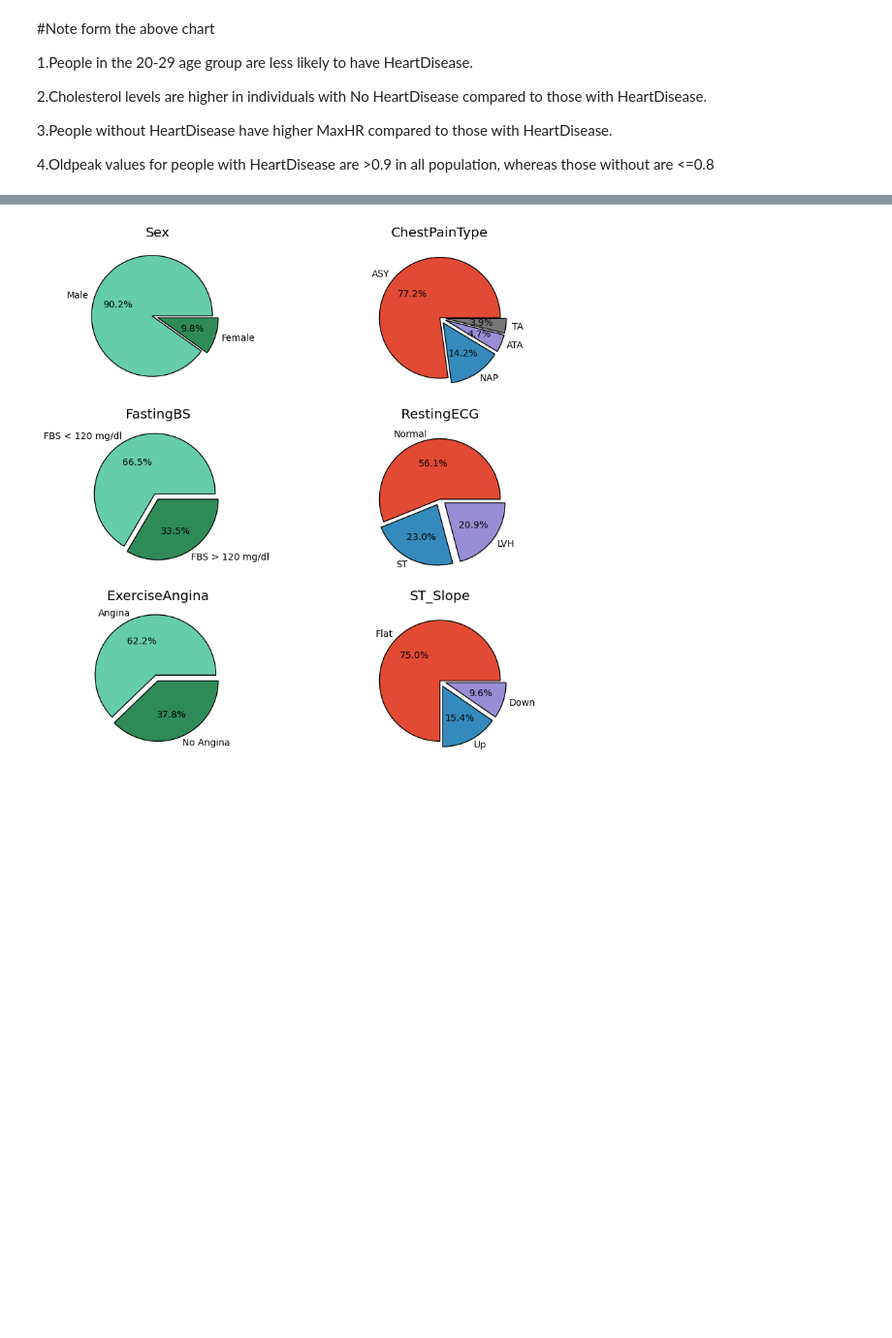
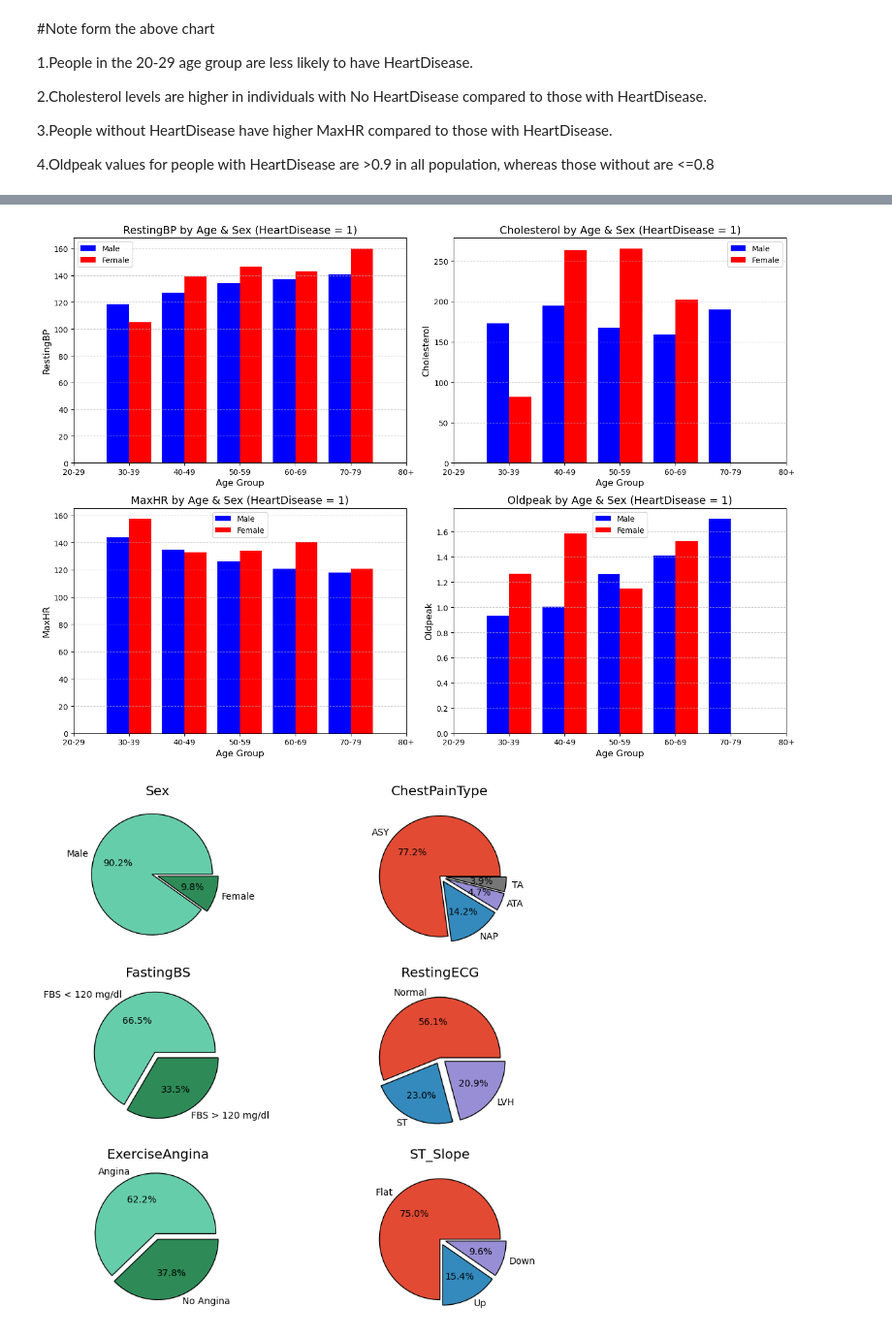
Before and after one commit to midorikawaguti/Heart_Failure_Prediction_Team_0, a Jupyter notebook: models/aqib.ipynb, the cells around one changed output, grey strips where cells are left out. Shown at 97% size. Drawn from its saved outputs; the diff is of its cells as text; code cells hidden in the pictures; blank space fills up the shorter version.

```diff
--- a/models/aqib.ipynb
+++ b/models/aqib.ipynb
@@ -326,3 +360,57 @@ plt.show()
+# %%
+import matplotlib.pyplot as plt
+import seaborn as sns
+import pandas as pd
+import numpy as np
+
+# Filter data for HeartDisease = 1
+df_heart_1 = df[df['HeartDisease'] == 1]
+
+# Define age bins and labels
+age_bins = [20, 30, 40, 50, 60, 70, 80, 90]
+age_labels = ['20-29', '30-39', '40-49', '50-59', '60-69', '70-79', '80+']
+df_heart_1['AgeGroup'] = pd.cut(df_heart_1['Age'], bins=age_bins, labels=age_labels, right=False)
+
+# Features to plot
+features = ['RestingBP', 'Cholesterol', 'MaxHR', 'Oldpeak']
+
+# Custom color palette
+custom_palette = {'M': 'blue', 'F': 'red'}
+
+# Create subplots
+fig, axes = plt.subplots(2, 2, figsize=(14, 10))
+axes = axes.flatten()
+
+# Bar width
+bar_width = 0.4
+
+for i, feature in enumerate(features):
+    ax = axes[i]
+
+    # Aggregate mean values by AgeGroup and Sex
+    grouped_data = df_heart_1.groupby(['AgeGroup', 'Sex'])[feature].mean().unstack()
+
+    # Bar positions
+    x = np.arange(len(grouped_data.index))
+
+    # Plot bars for Male and Female
+    ax.bar(x - bar_width/2, grouped_data['M'], width=bar_width, color='blue', label='Male')
+    ax.bar(x + bar_width/2, grouped_data['F'], width=bar_width, color='red', label='Female')
+
+    # Set title and labels
+    ax.set_title(f'{feature} by Age & Sex (HeartDisease = 1)', fontsize=14)
+    ax.set_xticks(x)
+    ax.set_xticklabels(grouped_data.index)
+    ax.set_xlabel('Age Group', fontsize=12)
+    ax.set_ylabel(feature, fontsize=12)
+    ax.grid(axis='y', linestyle='--', alpha=0.6)
+    ax.legend()
+
+# Adjust layout
+plt.tight_layout()
+plt.show()
+# %% [output]
+[figure, added]
 # %%
 sex = data[data['HeartDisease'] == 1]['Sex'].value_counts()
 sex = [sex[0] / sum(sex) * 100, sex[1] / sum(sex) * 100]
```
Also changed, not shown: parts of 2 cells of this notebook, 1 other file.
